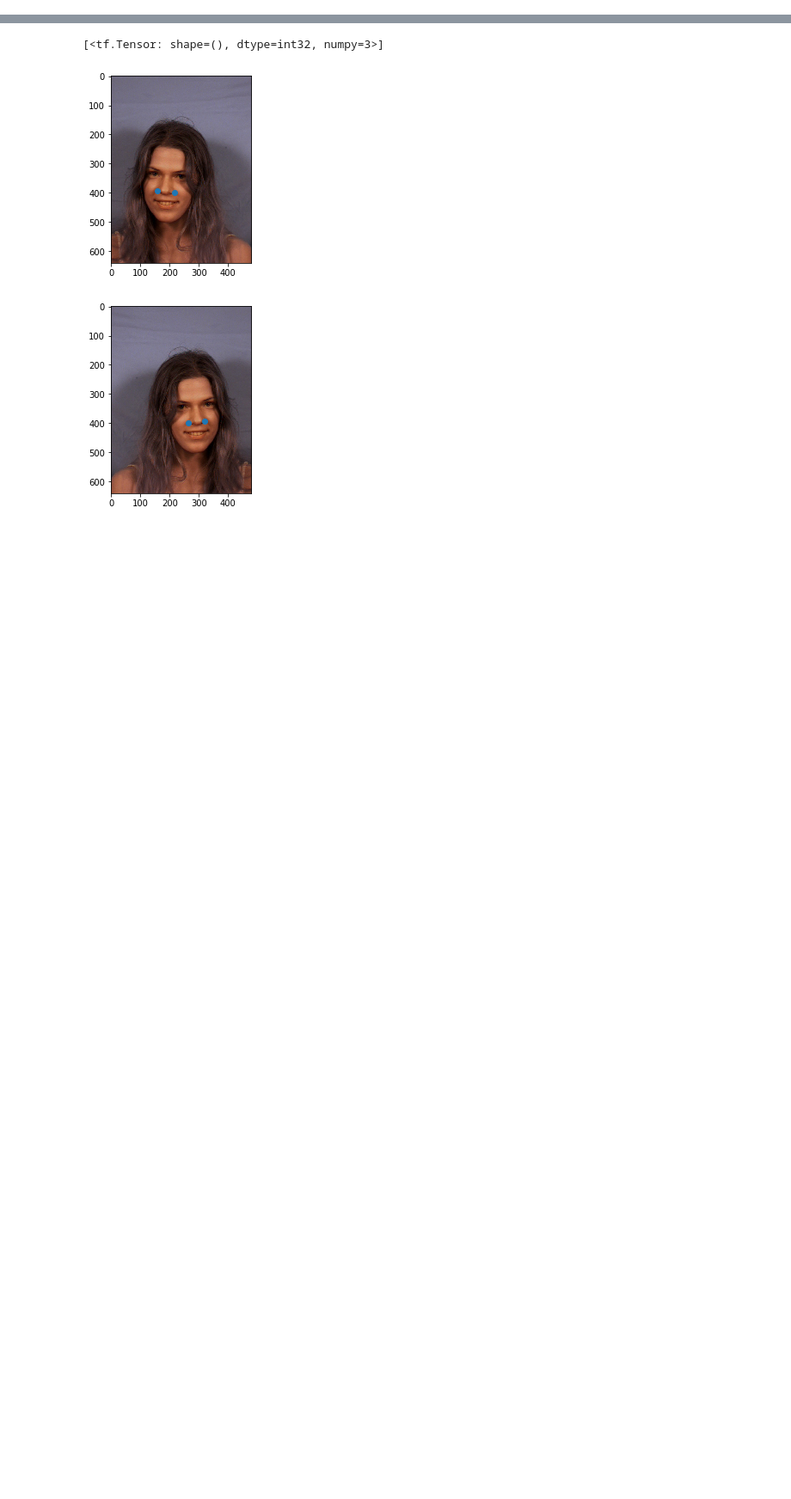
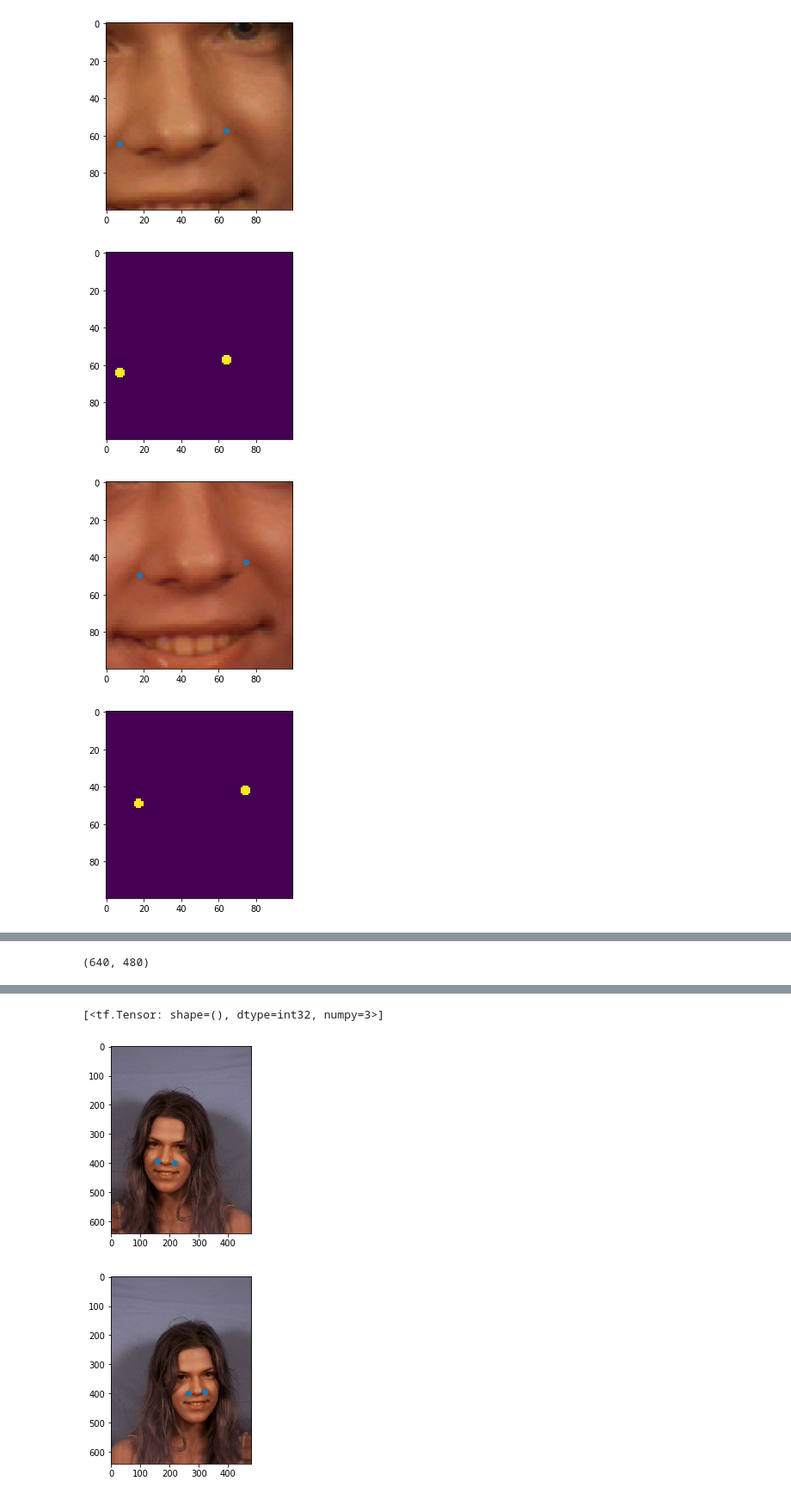
Before and after one commit to doc-E-brown/embc_2020, a Jupyter notebook: notebooks/Untitled1.ipynb, the cells around one changed output, grey strips where cells are left out. Shown: that part at 86% size. Saved outputs shown, nothing was run; the diff lists cells and outputs as text; code cells hidden in the pictures; blank space fills up the shorter version.

```diff
--- a/notebooks/Untitled1.ipynb
+++ b/notebooks/Untitled1.ipynb
@@ -32,0 +95,18 @@ x, y = img, coords
+# %%
+x_crop, y_crop = augment_data(img, coords, rect, size=100, jit_rate=10)
+
+x_crop = x_crop.numpy() * 255
+y_crop = y_crop.numpy()
+y_crop = y_crop.reshape((-1, 2, 2))
+for i in range(3):
+    plt.figure()
+    plt.imshow(x_crop[i].astype(np.uint8))
+    plt.scatter(y_crop[i,:,0], y_crop[i,:,1])
+    mask = create_mask(x_crop[i], y_crop[i])
+    plt.figure()
+    plt.imshow(mask)
+# %% [output]
+[figure, added]
+[figure, added]
+[figure, added]
+[figure, added]
@@ -32,0 +115,5 @@ x, y = img, coords
+# %%
+mask = np.zeros(x.shape[1:-1])
+mask.shape
+# %% [output]
+(640, 480)
```
Also changed, not shown: parts of 11 cells of this notebook, 6 other files.
